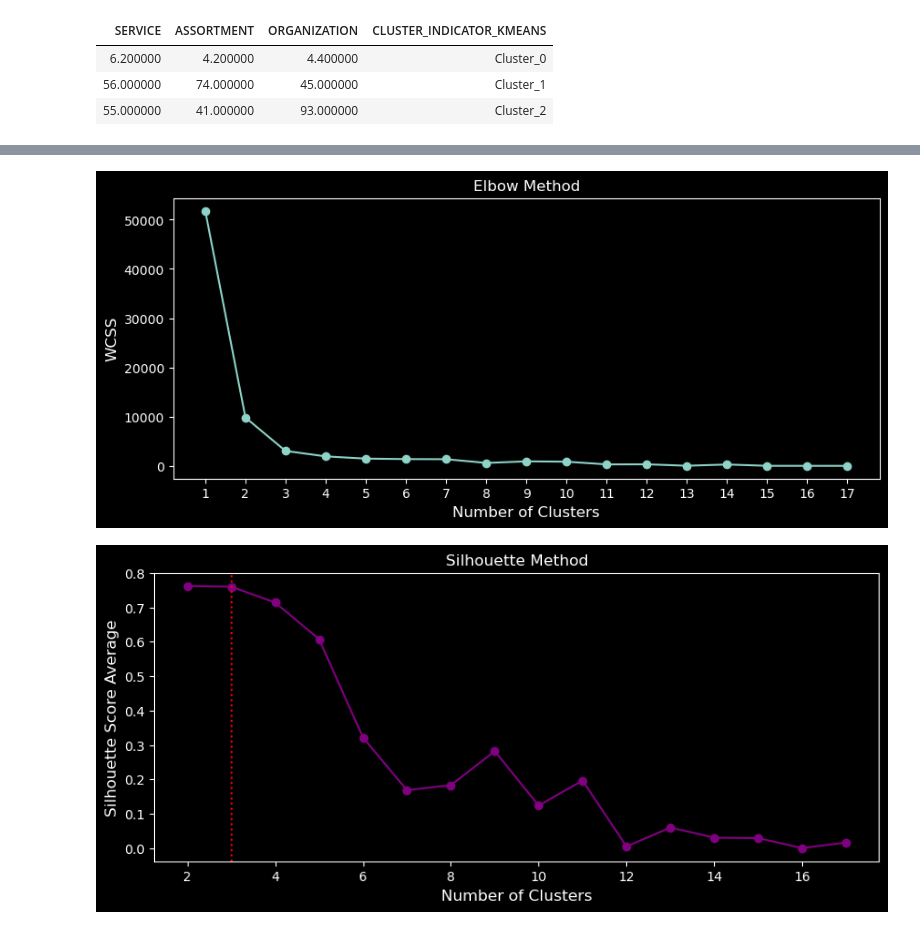
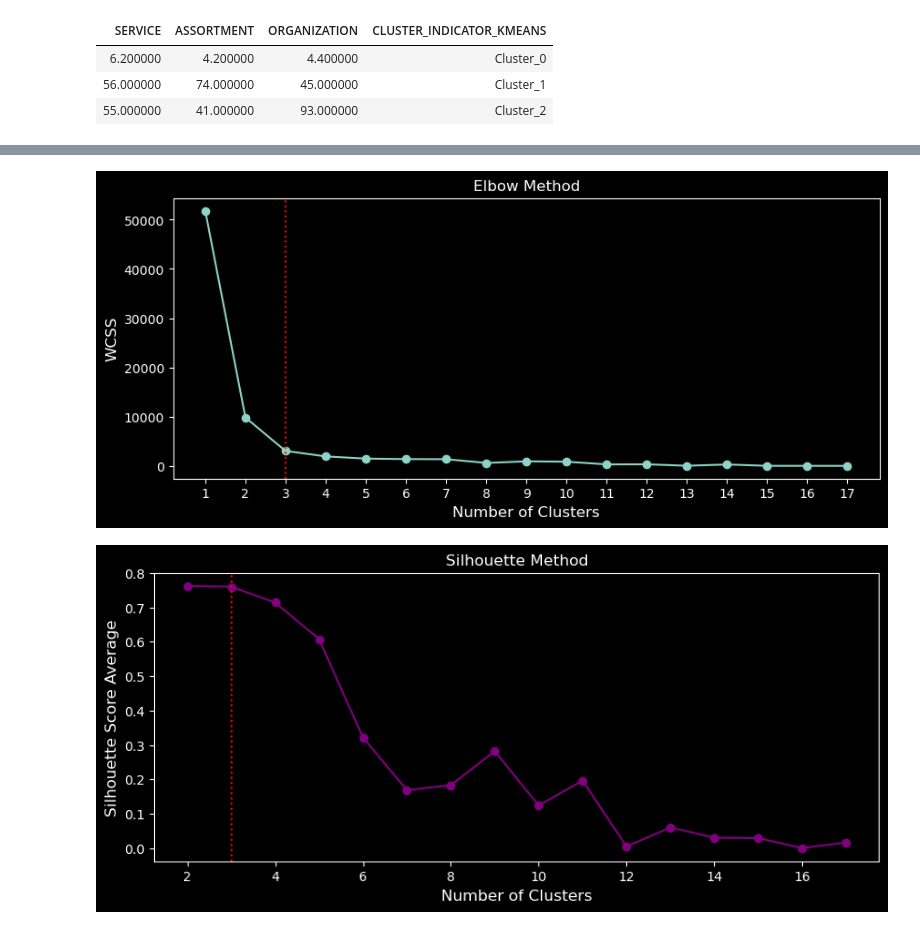
Before and after one commit to danielpm1982/sample-ml-clustering, a Jupyter notebook: sample-ml-clustering-k-means-store.ipynb, the cells around one changed output, grey strips where cells are left out. Cells and saved outputs as stored; diff of their text form; code cells hidden in the pictures.

```diff
--- a/sample-ml-clustering-k-means-store.ipynb
+++ b/sample-ml-clustering-k-means-store.ipynb
@@ -202,24 +202,25 @@ fig.show()
 # %%
 elbow = []
 # A stopping point with max no. of clusters admitted is set below... as we have only 18 observations, the max no. of clusters would
 # be 17, 'cause if it were 18, there would be no clusterization at all - each observation would be a cluster on its own, as it
 # happens in a non-clusterized set of observations. So the range of possible clusters' number would be from 1 to (n-1), as below.
 # The KMeans algorithm is run for each k number of clusters, and the respective WCSS values are collected (from the inertia_
 # attribute), and then the graph is plotted. We can see that, starting from 3 clusters, the reduction on the WCSS starts being
 # visually neglectful. That's the elbow point, and, thus, we should choose 3 clusters at our KMeans clustering, for this dataset.
 K = range(1,18)
 for k in K:
     kmeanElbow = KMeans(n_clusters=k, init='random', random_state=100).fit(retailer_data_without_store_region)
     elbow.append(kmeanElbow.inertia_)
 plt.figure(figsize=(10,4))
 plt.plot(K, elbow, marker='o')
 plt.xlabel('Number of Clusters', fontsize=12)
 plt.xticks(range(1,18))
 plt.ylabel('WCSS', fontsize=12)
+plt.axvline(x = 3, linestyle = 'dotted', color = 'red')
 plt.title('Elbow Method', fontsize=12)
 plt.show()
 # %% [output]
-[figure, old version]
+[figure, new version]
 # %%
 # Another way of discovering the number of ideal clusters for a K-Means clusterization is to use the silhouette method.
 
```
Also changed, not shown: parts of 1 cell of this notebook, 32 other files.
